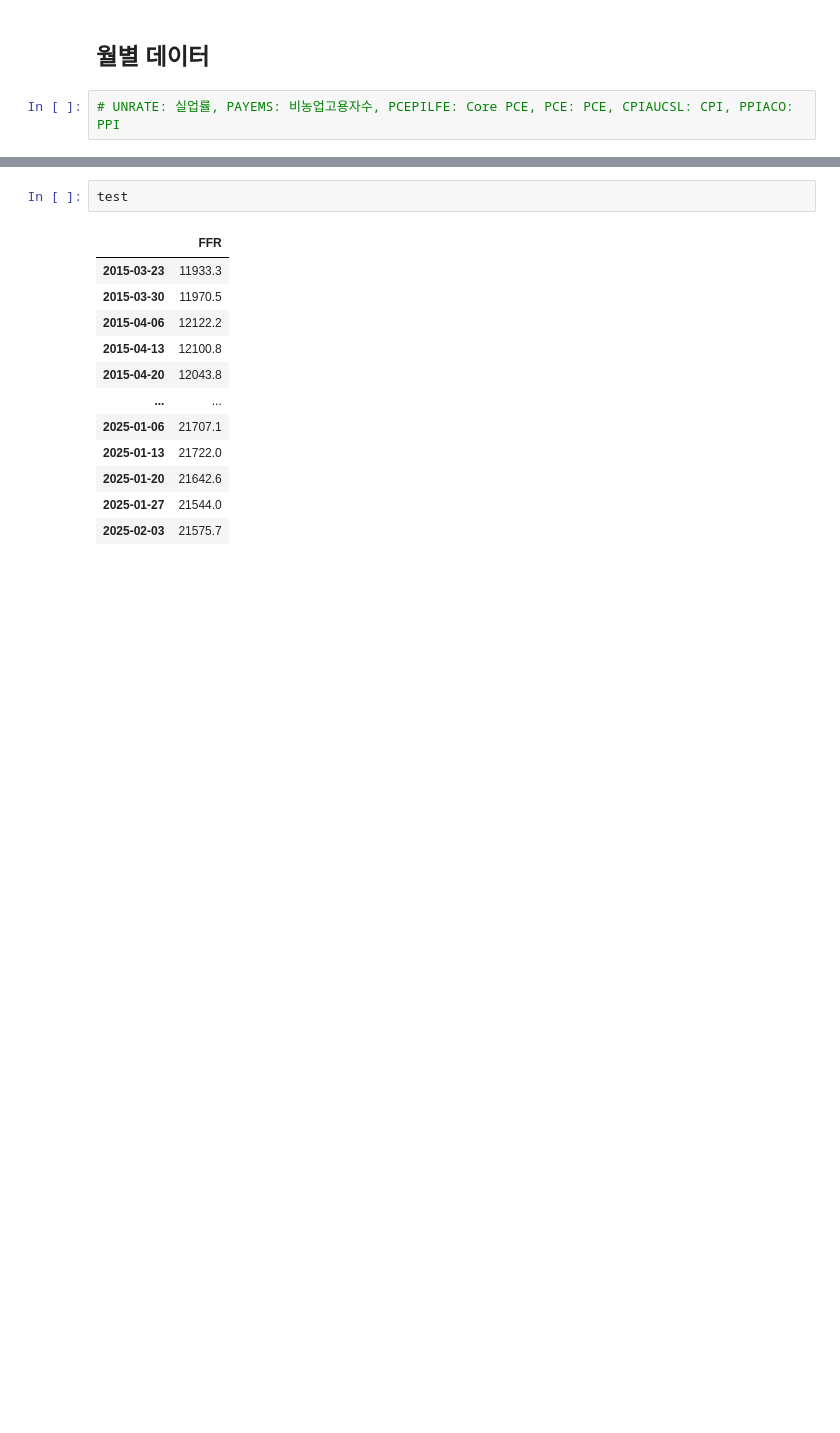
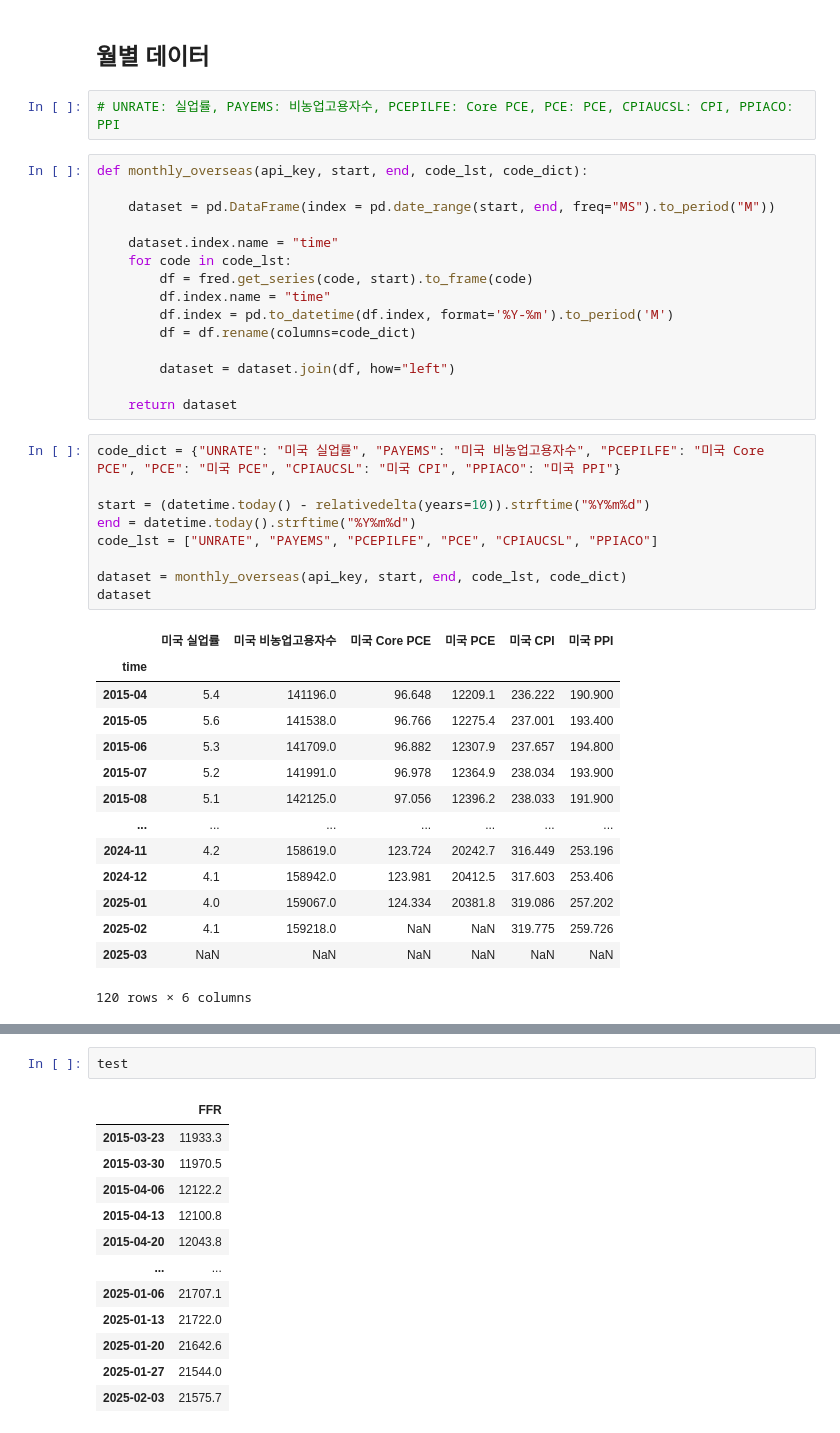
Before and after one commit to kookmin-sw/capstone-2025-41, a Jupyter notebook: JupyterNotebook/거시 경제 데이터 수집.ipynb, the cells around one changed output, grey strips where cells are left out. Drawn from its saved outputs; the diff is of its cells as text; blank space fills up the shorter version.

```diff
--- a/JupyterNotebook/거시 경제 데이터 수집.ipynb
+++ b/JupyterNotebook/거시 경제 데이터 수집.ipynb
@@ -227,4 +254,43 @@ Dow_Jones = fred.get_series('DJIA', start).to_frame("Dow Jones")  # 다우 존
 ## 월별 데이터
 # %%
 # UNRATE: 실업률, PAYEMS: 비농업고용자수, PCEPILFE: Core PCE, PCE: PCE, CPIAUCSL: CPI, PPIACO: PPI
+# %%
+def monthly_overseas(api_key, start, end, code_lst, code_dict):
+
+    dataset = pd.DataFrame(index = pd.date_range(start, end, freq="MS").to_period("M"))
+
+    dataset.index.name = "time"
+    for code in code_lst:
+        df = fred.get_series(code, start).to_frame(code)
+        df.index.name = "time"
+        df.index = pd.to_datetime(df.index, format='%Y-%m').to_period('M')
+        df = df.rename(columns=code_dict)
+
+        dataset = dataset.join(df, how="left")
+
+    return dataset
+# %%
+code_dict = {"UNRATE": "미국 실업률", "PAYEMS": "미국 비농업고용자수", "PCEPILFE": "미국 Core PCE", "PCE": "미국 PCE", "CPIAUCSL": "미국 CPI", "PPIACO": "미국 PPI"}
+
+start = (datetime.today() - relativedelta(years=10)).strftime("%Y%m%d")
+end = datetime.today().strftime("%Y%m%d")
+code_lst = ["UNRATE", "PAYEMS", "PCEPILFE", "PCE", "CPIAUCSL", "PPIACO"]
+
+dataset = monthly_overseas(api_key, start, end, code_lst, code_dict)
+dataset
+# %% [output]
+|  | 미국 실업률 | 미국 비농업고용자수 | 미국 Core PCE | 미국 PCE | 미국 CPI | 미국 PPI |
+| time |  |  |  |  |  |  |
+| 2015-04 | 5.4 | 141196.0 | 96.648 | 12209.1 | 236.222 | 190.900 |
+| 2015-05 | 5.6 | 141538.0 | 96.766 | 12275.4 | 237.001 | 193.400 |
+| 2015-06 | 5.3 | 141709.0 | 96.882 | 12307.9 | 237.657 | 194.800 |
+| 2015-07 | 5.2 | 141991.0 | 96.978 | 12364.9 | 238.034 | 193.900 |
+| 2015-08 | 5.1 | 142125.0 | 97.056 | 12396.2 | 238.033 | 191.900 |
+| ... | ... | ... | ... | ... | ... | ... |
+| 2024-11 | 4.2 | 158619.0 | 123.724 | 20242.7 | 316.449 | 253.196 |
+| 2024-12 | 4.1 | 158942.0 | 123.981 | 20412.5 | 317.603 | 253.406 |
+| 2025-01 | 4.0 | 159067.0 | 124.334 | 20381.8 | 319.086 | 257.202 |
+| 2025-02 | 4.1 | 159218.0 | NaN | NaN | 319.775 | 259.726 |
+| 2025-03 | NaN | NaN | NaN | NaN | NaN | NaN |
+120 rows × 6 columns
 # %%
```
Also changed, not shown: parts of 6 cells of this notebook, 6 other files.
